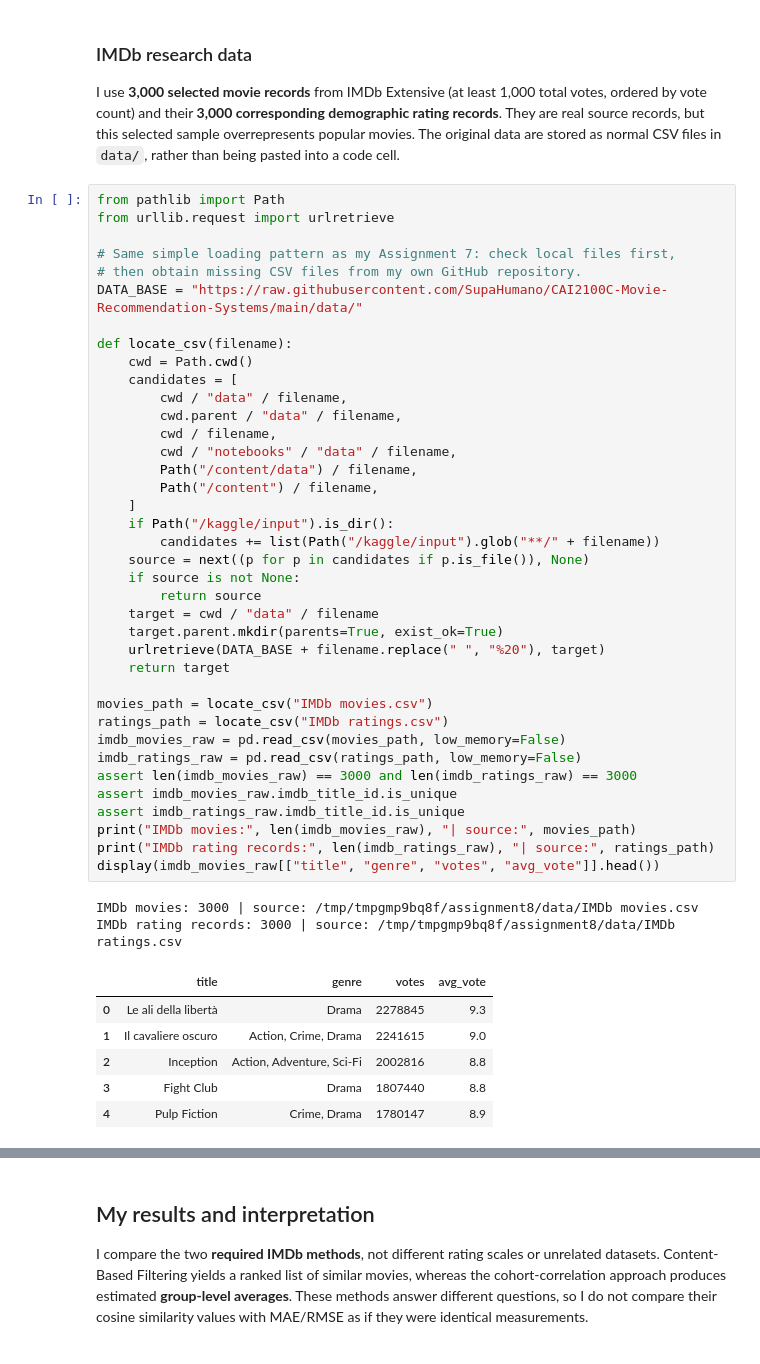
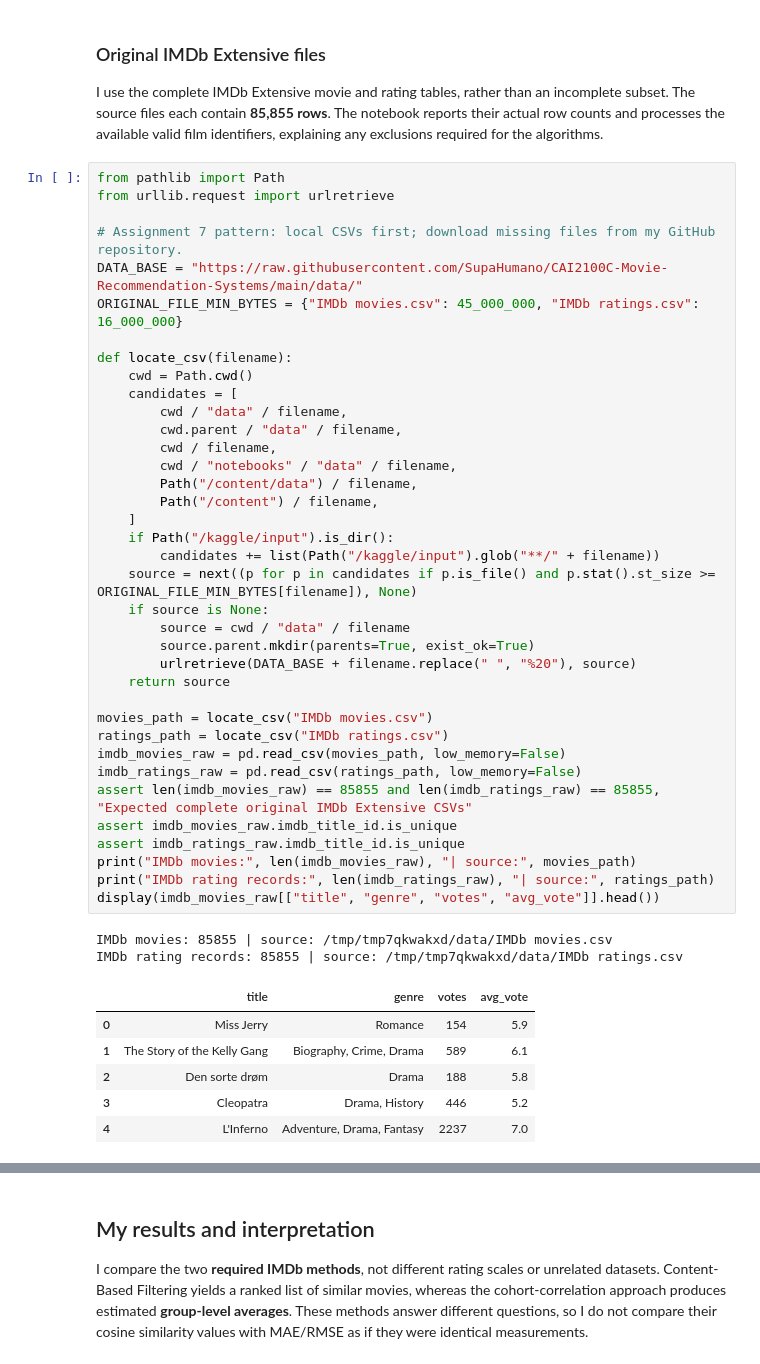
Before and after one commit to SupaHumano/CAI2100C-Movie-Recommendation-Systems, a Jupyter notebook: notebooks/Assignment_8_Juan_Luna_Santibanez_Movie_Recommendation_Systems.ipynb, the cells around one changed output, grey strips where cells are left out. Saved outputs shown, nothing was run; the diff lists cells and outputs as text.

```diff
--- a/notebooks/Assignment_8_Juan_Luna_Santibanez_Movie_Recommendation_Systems.ipynb
+++ b/notebooks/Assignment_8_Juan_Luna_Santibanez_Movie_Recommendation_Systems.ipynb
@@ -49,54 +47,53 @@ Python: 3.13.5 | Pandas: 2.2.3
 # %% [markdown]
-### IMDb research data
+### Original IMDb Extensive files
 
-I use **3,000 selected movie records** from IMDb Extensive (at least 1,000 total votes, ordered by vote count) and their **3,000 corresponding demographic rating records**. They are real source records, but this selected sample overrepresents popular movies. The original data are stored as normal CSV files in `data/`, rather than being pasted into a code cell.
+I use the complete IMDb Extensive movie and rating tables, rather than an incomplete subset. The source files each contain **85,855 rows**. The notebook reports their actual row counts and processes the available valid film identifiers, explaining any exclusions required for the algorithms.
 # %%
 from pathlib import Path
 from urllib.request import urlretrieve
 
-# Same simple loading pattern as my Assignment 7: check local files first,
-# then obtain missing CSV files from my own GitHub repository.
+# Assignment 7 pattern: local CSVs first; download missing files from my GitHub repository.
 DATA_BASE = "https://raw.githubusercontent.com/SupaHumano/CAI2100C-Movie-Recommendation-Systems/main/data/"
+ORIGINAL_FILE_MIN_BYTES = {"IMDb movies.csv": 45_000_000, "IMDb ratings.csv": 16_000_000}
 
 def locate_csv(filename):
     cwd = Path.cwd()
     candidates = [
         cwd / "data" / filename,
         cwd.parent / "data" / filename,
         cwd / filename,
         cwd / "notebooks" / "data" / filename,
         Path("/content/data") / filename,
         Path("/content") / filename,
     ]
     if Path("/kaggle/input").is_dir():
         candidates += list(Path("/kaggle/input").glob("**/" + filename))
-    source = next((p for p in candidates if p.is_file()), None)
-    if source is not None:
-        return source
-    target = cwd / "data" / filename
-    target.parent.mkdir(parents=True, exist_ok=True)
-    urlretrieve(DATA_BASE + filename.replace(" ", "%20"), target)
-    return target
+    source = next((p for p in candidates if p.is_file() and p.stat().st_size >= ORIGINAL_FILE_MIN_BYTES[filename]), None)
+    if source is None:
+        source = cwd / "data" / filename
+        source.parent.mkdir(parents=True, exist_ok=True)
+        urlretrieve(DATA_BASE + filename.replace(" ", "%20"), source)
+    return source
 
 movies_path = locate_csv("IMDb movies.csv")
 ratings_path = locate_csv("IMDb ratings.csv")
 imdb_movies_raw = pd.read_csv(movies_path, low_memory=False)
 imdb_ratings_raw = pd.read_csv(ratings_path, low_memory=False)
-assert len(imdb_movies_raw) == 3000 and len(imdb_ratings_raw) == 3000
+assert len(imdb_movies_raw) == 85855 and len(imdb_ratings_raw) == 85855, "Expected complete original IMDb Extensive CSVs"
 assert imdb_movies_raw.imdb_title_id.is_unique
 assert imdb_ratings_raw.imdb_title_id.is_unique
 print("IMDb movies:", len(imdb_movies_raw), "| source:", movies_path)
 print("IMDb rating records:", len(imdb_ratings_raw), "| source:", ratings_path)
 display(imdb_movies_raw[["title", "genre", "votes", "avg_vote"]].head())
 # %% [output]
-IMDb movies: 3000 | source: /tmp/tmpgmp9bq8f/assignment8/data/IMDb movies.csv
-IMDb rating records: 3000 | source: /tmp/tmpgmp9bq8f/assignment8/data/IMDb ratings.csv
+IMDb movies: 85855 | source: /tmp/tmp7qkwakxd/data/IMDb movies.csv
+IMDb rating records: 85855 | source: /tmp/tmp7qkwakxd/data/IMDb ratings.csv
 |  | title | genre | votes | avg_vote |
-| 0 | Le ali della libertà | Drama | 2278845 | 9.3 |
-| 1 | Il cavaliere oscuro | Action, Crime, Drama | 2241615 | 9.0 |
-| 2 | Inception | Action, Adventure, Sci-Fi | 2002816 | 8.8 |
-| 3 | Fight Club | Drama | 1807440 | 8.8 |
-| 4 | Pulp Fiction | Crime, Drama | 1780147 | 8.9 |
+| 0 | Miss Jerry | Romance | 154 | 5.9 |
+| 1 | The Story of the Kelly Gang | Biography, Crime, Drama | 589 | 6.1 |
+| 2 | Den sorte drøm | Drama | 188 | 5.8 |
+| 3 | Cleopatra | Drama, History | 446 | 5.2 |
+| 4 | L'Inferno | Adventure, Drama, Fantasy | 2237 | 7.0 |
 # %% [markdown]
 ## Task 1 — Content-Based Filtering
 
```
Also changed, not shown: parts of 11 cells of this notebook, 7 other files.
